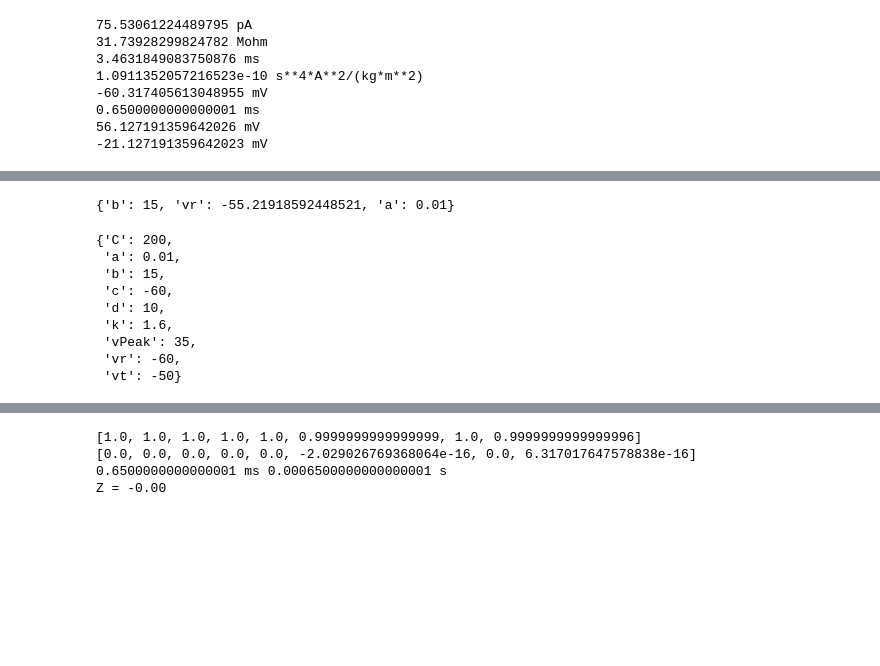
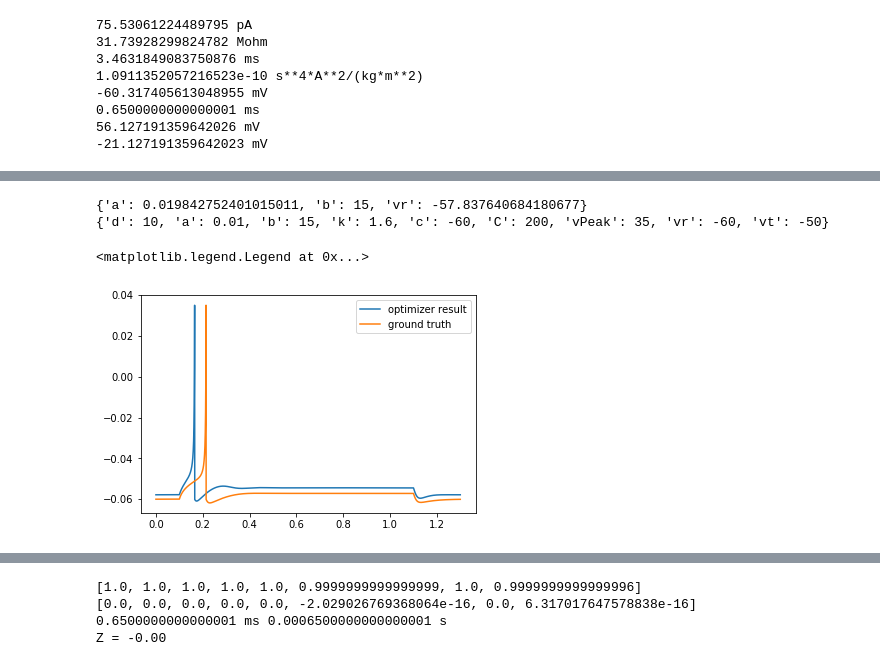
Before and after one commit to scidash/neuronunit, a Jupyter notebook: neuronunit/unit_test/round_trip_tests.ipynb, the cells around one changed output, grey strips where cells are left out. Drawn from its saved outputs; the diff is of its cells as text; code cells hidden in the pictures; blank space fills up the shorter version.

```diff
--- a/neuronunit/unit_test/round_trip_tests.ipynb
+++ b/neuronunit/unit_test/round_trip_tests.ipynb
@@ -310,17 +321,28 @@ gets here ??? c
-# %%
-print(ga_out['dhof'][0].attrs)
-cells['TC']
-# %% [output]
-{'b': 15, 'vr': -55.21918592448521, 'a': 0.01}
-{'C': 200,
- 'a': 0.01,
- 'b': 15,
- 'c': -60,
- 'd': 10,
- 'k': 1.6,
- 'vPeak': 35,
- 'vr': -60,
- 'vt': -50}
+# %%
+print(ga_out['dhof'][0].attrs)
+print(cells['TC'])
+
+
+model1 = None
+model1 = ReducedModel(LEMS_MODEL_PATH,name = str('vanilla'),backend = ('RAW'))
+model1.set_attrs(ga_out['dhof'][0].attrs)
+model1.inject_square_current(iparams)
+
+model2 = None
+model2 = ReducedModel(LEMS_MODEL_PATH,name = str('vanilla'),backend = ('RAW'))
+#vanilla = translate(mparams,m2m)
+model2.set_attrs(cells['TC'])
+model2.inject_square_current(iparams)
+
+
+plt.plot(model1.get_membrane_potential().times,model1.get_membrane_potential(),label='optimizer result')
+plt.plot(model2.get_membrane_potential().times,model2.get_membrane_potential(),label='ground truth')
+plt.legend()
+# %% [output]
+{'a': 0.019842752401015011, 'b': 15, 'vr': -57.837640684180677}
+{'d': 10, 'a': 0.01, 'b': 15, 'k': 1.6, 'c': -60, 'C': 200, 'vPeak': 35, 'vr': -60, 'vt': -50}
+<matplotlib.legend.Legend at 0x...>
+[figure, added]
 # %%
 def hack_judge(test_and_models):
     (test, attrs) = test_and_models
```
Also changed, not shown: parts of 10 cells of this notebook, 2 other files.
